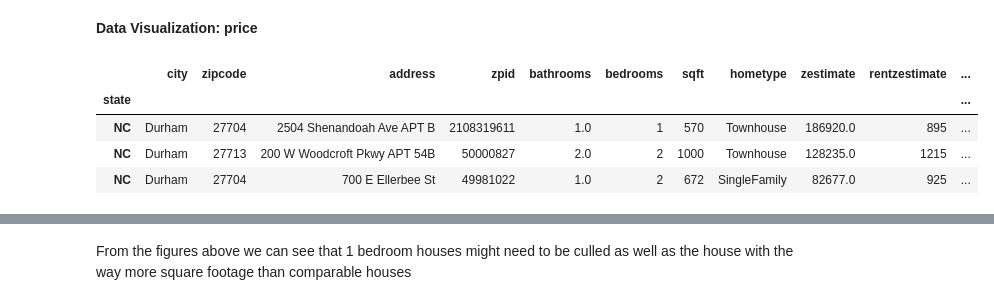
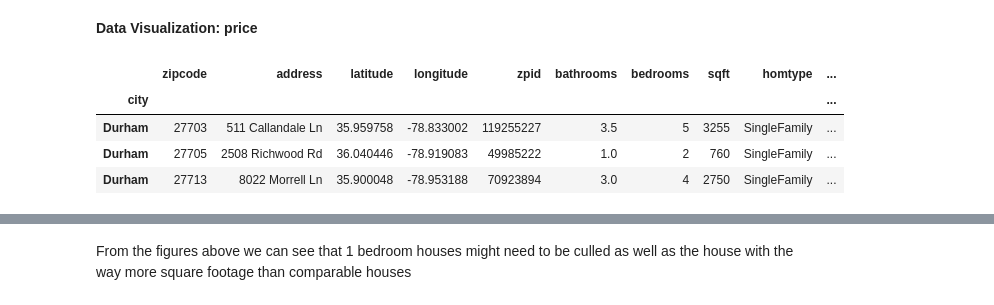
Before and after one commit to adampely/zillowHousingDataScrape, a Jupyter notebook: analysis_iPython_nb.ipynb, the cells around one changed output, grey strips where cells are left out. Cells and saved outputs as stored; diff of their text form; code cells hidden in the pictures.

```diff
--- a/analysis_iPython_nb.ipynb
+++ b/analysis_iPython_nb.ipynb
@@ -47,19 +47,19 @@ import matplotlib.pyplot as plt
 from pandas.stats.api import ols
 # %%
 
-house_data = pd.read_csv('allDurhamData.csv', index_col=0, thousands=',')
+house_data = pd.read_csv('allDurhamDataWithCoords.csv', index_col=0, thousands=',')
 X = house_data[['bedrooms', 'bathrooms', 'sqft']]
 house_price = house_data['zestimate']
 house_rent = house_data['real rent']
 house_price_rent_ratio = house_rent / house_price
 house_data['rentToPrice'] = house_price_rent_ratio
 house_data.head(3)
 # %% [output]
-|  | city | zipcode | address | zpid | bathrooms | bedrooms | sqft | hometype | zestimate | rentzestimate | ... |
-| state |  |  |  |  |  |  |  |  |  |  | ... |
-| NC | Durham | 27704 | 2504 Shenandoah Ave APT B | 2108319611 | 1.0 | 1 | 570 | Townhouse | 186920.0 | 895 | ... |
-| NC | Durham | 27713 | 200 W Woodcroft Pkwy APT 54B | 50000827 | 2.0 | 2 | 1000 | Townhouse | 128235.0 | 1215 | ... |
-| NC | Durham | 27704 | 700 E Ellerbee St | 49981022 | 1.0 | 2 | 672 | SingleFamily | 82677.0 | 925 | ... |
+|  | zipcode | address | latitude | longitude | zpid | bathrooms | bedrooms | sqft | homtype | ... |
+| city |  |  |  |  |  |  |  |  |  | ... |
+| Durham | 27703 | 511 Callandale Ln | 35.959758 | -78.833002 | 119255227 | 3.5 | 5 | 3255 | SingleFamily | ... |
+| Durham | 27705 | 2508 Richwood Rd | 36.040446 | -78.919083 | 49985222 | 1.0 | 2 | 760 | SingleFamily | ... |
+| Durham | 27713 | 8022 Morrell Ln | 35.900048 | -78.953188 | 70923894 | 3.0 | 4 | 2750 | SingleFamily | ... |
 # %%
 sortedByBedrooms = [];
 numBedrooms = [];
```
Also changed, not shown: parts of 10 cells of this notebook, 5 other files.
